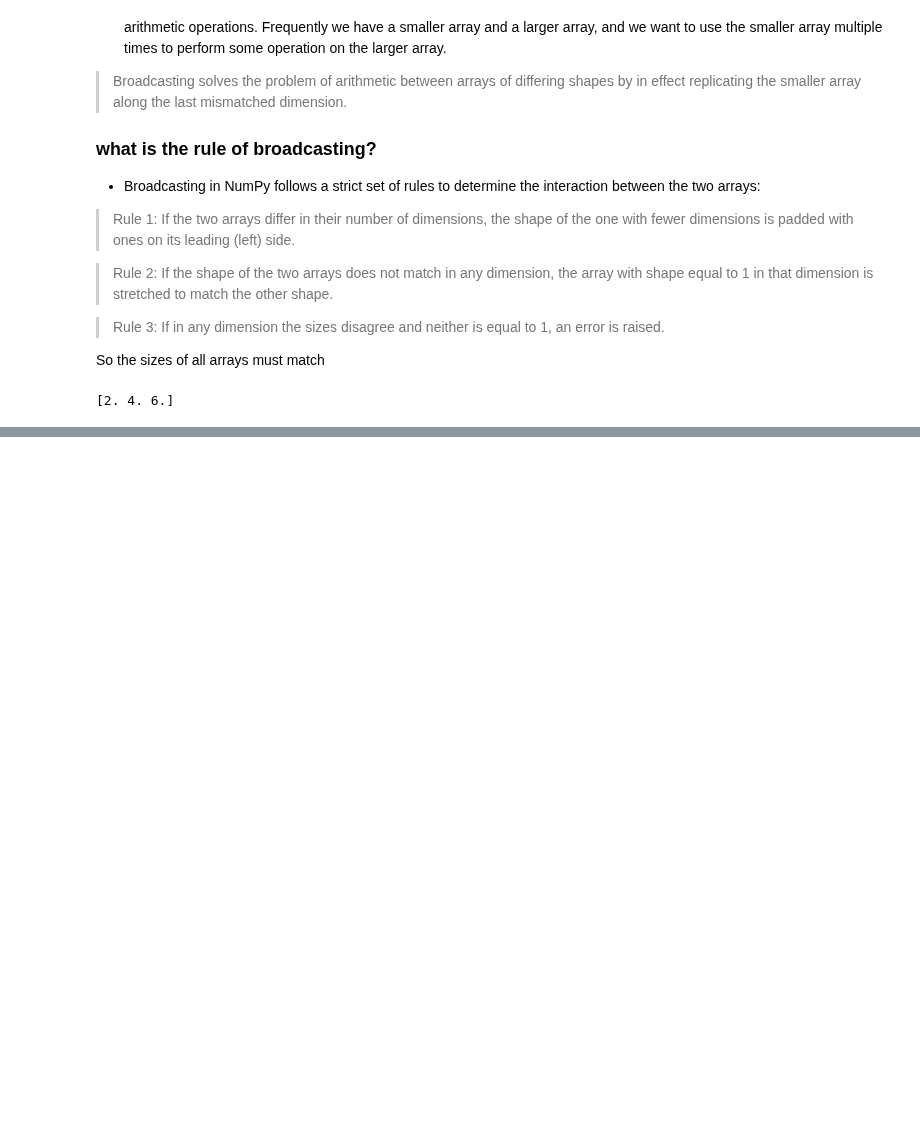
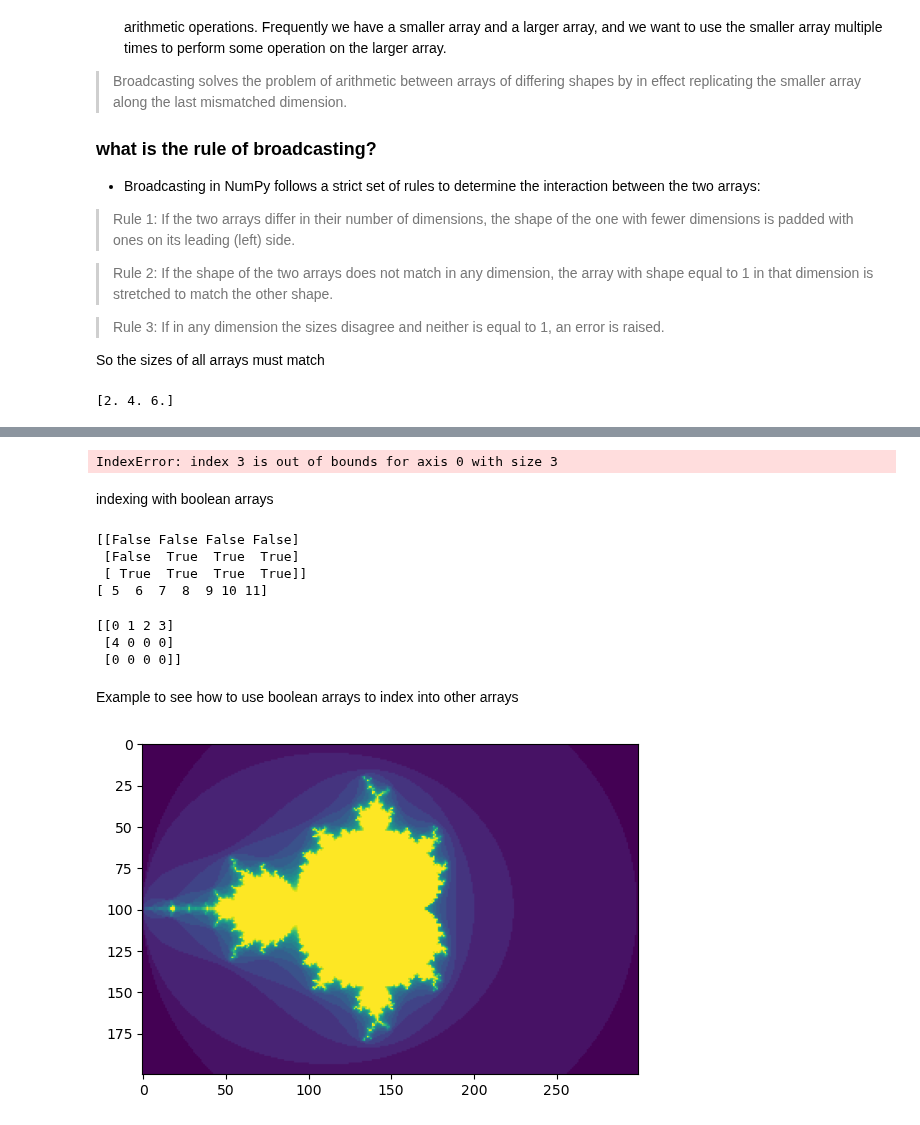
Before and after one commit to ExitedState/ML-Learning-Journey, a Jupyter notebook: WEEK1/DAY1/numpy.ipynb, the cells around one changed output, grey strips where cells are left out. Cells and saved outputs as stored; diff of their text form; code cells hidden in the pictures; blank space fills up the shorter version.

```diff
--- a/WEEK1/DAY1/numpy.ipynb
+++ b/WEEK1/DAY1/numpy.ipynb
@@ -681,3 +681,10 @@ b = 2.0
 print(a * b)
 # %% [output]
 [2. 4. 6.]
+# %%
+a = np.arange(12).reshape(3,4)
+print(a)
+i = np.array( [ [0,1], [1,2] ] ) # indices for the first dim of a
+j = np.array( [ [2,1], [3,3] ] ) # indices for the second dim
+print(a[i,j]) # i and j must have equal shape
+# a[i,j] -> a[0,2] and a[1,1] and a[1,3] and a[2,3]
@@ -683,0 +708,46 @@ print(a * b)
+# %%
+s = np.array( [i,j] )
+print(a[s]) # not what we want
+# %% [output]
+IndexError: index 3 is out of bounds for axis 0 with size 3
+# %% [markdown]
+indexing with boolean arrays
+# %%
+a = np.arange(12).reshape(3,4)
+b = a > 4
+print(b)
+print(a[b])
+# %% [output]
+[[False False False False]
+ [False  True  True  True]
+ [ True  True  True  True]]
+[ 5  6  7  8  9 10 11]
+# %%
+a[b] = 0
+print(a)
+# %% [output]
+[[0 1 2 3]
+ [4 0 0 0]
+ [0 0 0 0]]
+# %% [markdown]
+Example to see how to use boolean arrays to index into other arrays
+# %%
+import numpy as np
+import matplotlib.pyplot as plt
+def mandelbrot(h,w,maxit=20,r=2):
+    """Returns an image of the Mandelbrot fractal of size (h,w)."""
+    y,x = np.ogrid[-1.4:1.4:h*1j,-2:r:w*1j] # ogrid is similar to mgrid
+    c = x+y*1j
+    z = np.zeros_like(c)
+    divtime = maxit + np.zeros(z.shape, dtype=int)
+    for i in range(maxit):
+        z = z**2 + c
+        diverge = z*np.conj(z) > 2**2 # who is diverging
+        div_now = diverge & (divtime==maxit) # who is diverging now
+        divtime[div_now] = i # note when
+        z[diverge] = 2 # avoid diverging too much
+    return divtime
+plt.imshow(mandelbrot(200,300))
+plt.show()
+# %% [output]
+[figure, added]
```
Also changed, not shown: parts of 5 cells of this notebook.
